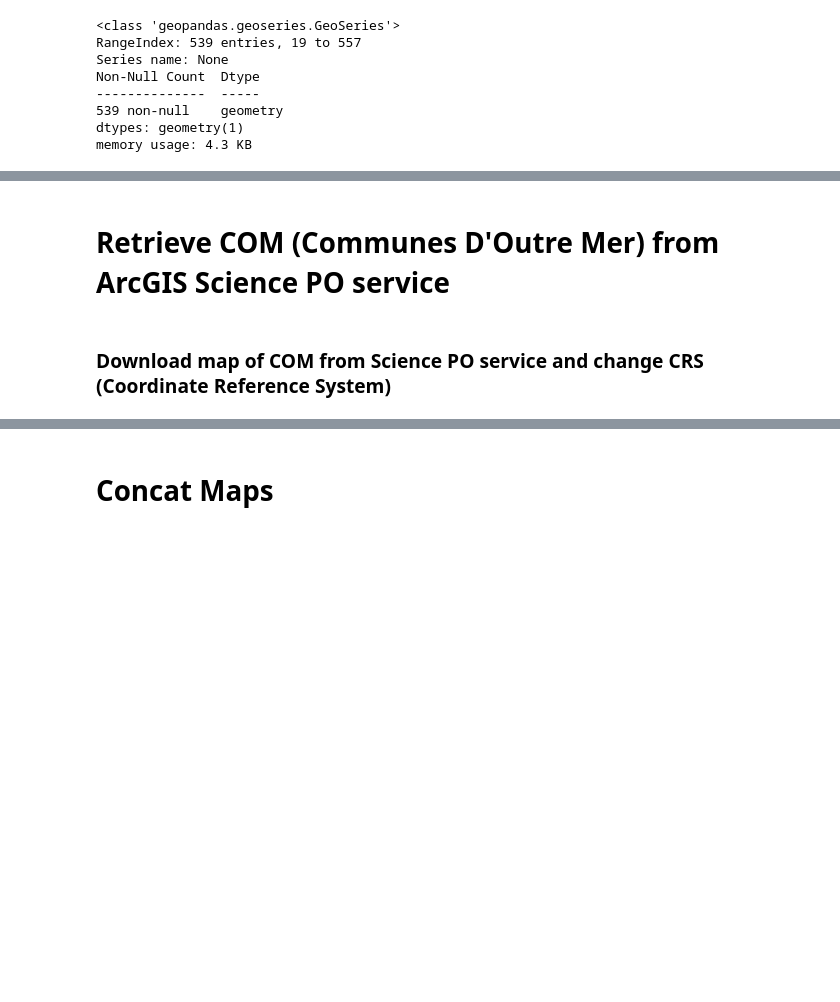
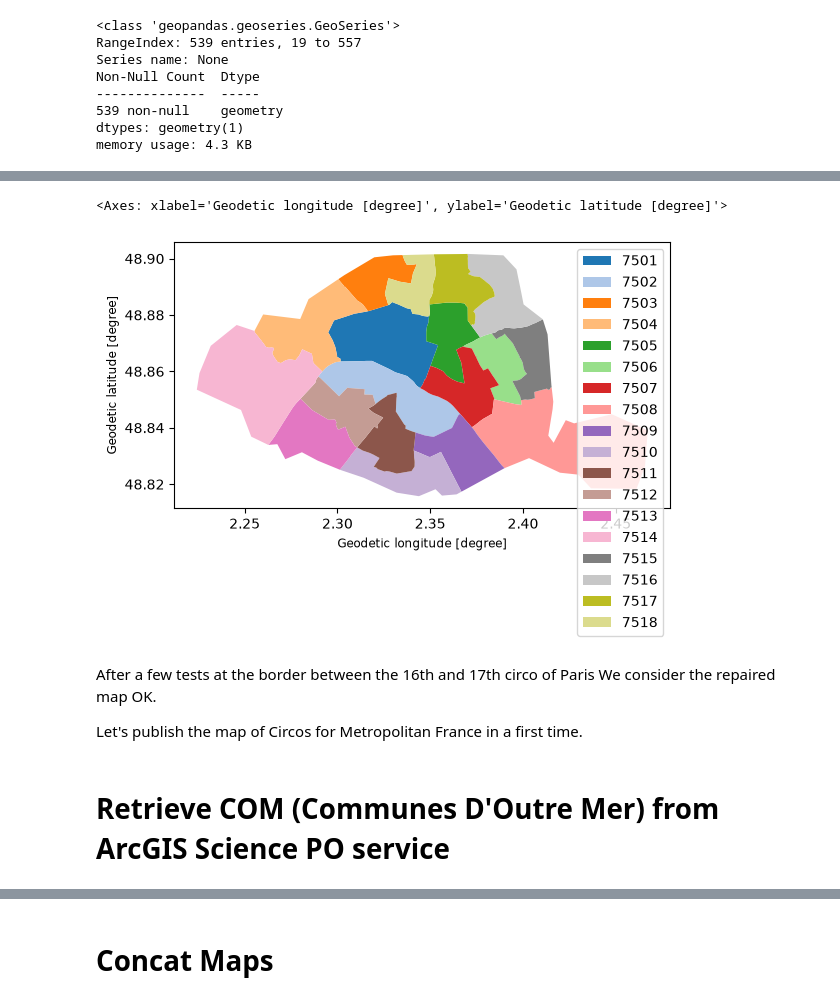
Before and after one commit to dataforgoodfr/mobibi, a Jupyter notebook: data/pierre/Find_circo_address/circo_adresse_dev.ipynb, the cells around one changed output, grey strips where cells are left out. Drawn from its saved outputs; the diff is of its cells as text; code cells hidden in the pictures; blank space fills up the shorter version.

```diff
--- a/data/pierre/Find_circo_address/circo_adresse_dev.ipynb
+++ b/data/pierre/Find_circo_address/circo_adresse_dev.ipynb
@@ -373,0 +437,9 @@ size is 6.2 MB
+# %%
+gpf_insee.query('dep in "75"').plot(column='id_circo',legend=True)
+# %% [output]
+<Axes: xlabel='Geodetic longitude [degree]', ylabel='Geodetic latitude [degree]'>
+[figure, added]
+# %% [markdown]
+After a few tests at the border between the 16th and 17th circo of Paris We consider the repaired map OK.
+
+Let's publish the map of Circos for Metropolitan France in a first time.
@@ -374,4 +449,2 @@ size is 6.2 MB
 # %% [markdown]
 # Retrieve COM (Communes D'Outre Mer) from ArcGIS Science PO service
-# %% [markdown]
-### Download map of COM from Science PO service and change CRS (Coordinate Reference System)
```
Also changed, not shown: parts of 12 cells of this notebook, 2 other files.
